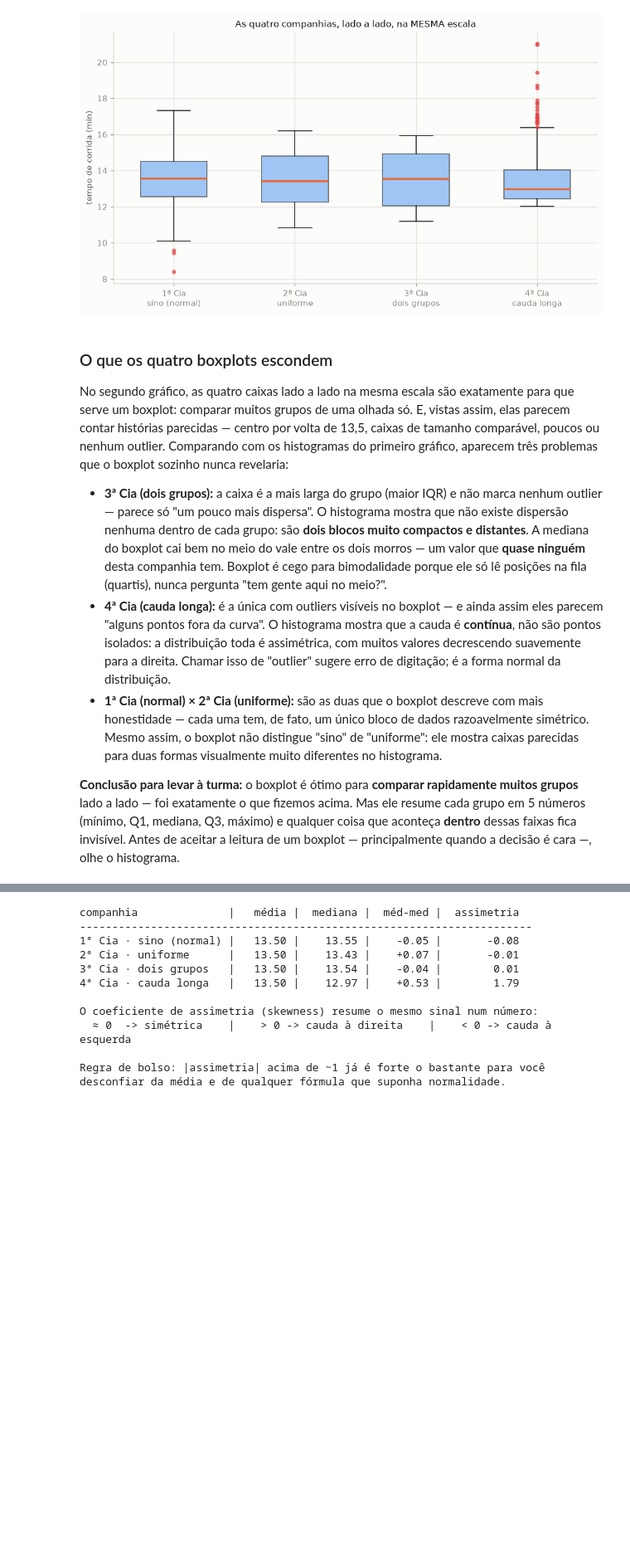
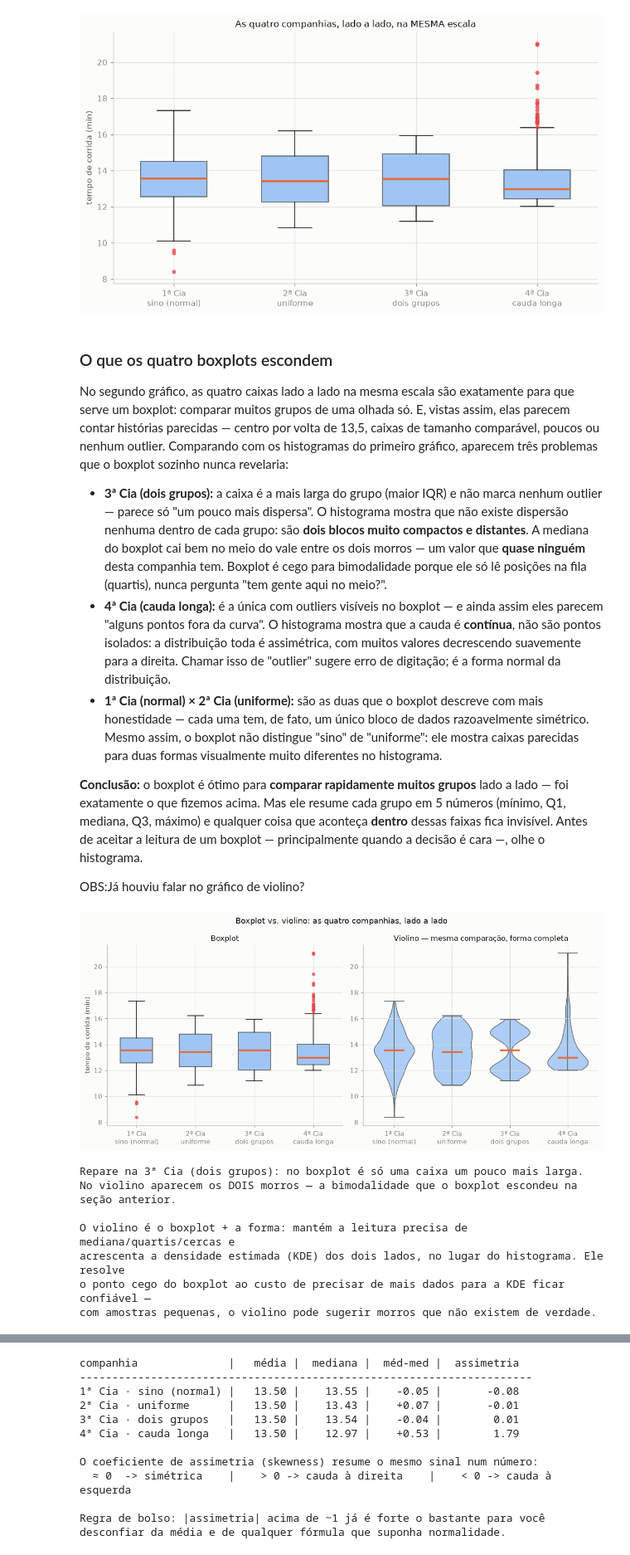
Before and after one commit to silvio-estat/AULA_ESTATISTICA, a Jupyter notebook: ESTAT_BASICA/dia1/03_forma_distribuicao.ipynb, the cells around one changed output, grey strips where cells are left out. Shown at 83% size. Saved outputs shown, nothing was run; the diff lists cells and outputs as text; code cells hidden in the pictures; blank space fills up the shorter version.

```diff
--- a/ESTAT_BASICA/dia1/03_forma_distribuicao.ipynb
+++ b/ESTAT_BASICA/dia1/03_forma_distribuicao.ipynb
@@ -463,11 +463,67 @@ boxplot sozinho nunca revelaria:
   assim, o boxplot não distingue "sino" de "uniforme": ele mostra caixas parecidas para duas
   formas visualmente muito diferentes no histograma.
 
-**Conclusão para levar à turma:** o boxplot é ótimo para **comparar rapidamente muitos grupos**
+**Conclusão:** o boxplot é ótimo para **comparar rapidamente muitos grupos**
 lado a lado — foi exatamente o que fizemos acima. Mas ele resume cada grupo em 5 números
 (mínimo, Q1, mediana, Q3, máximo) e qualquer coisa que aconteça **dentro** dessas faixas fica
 invisível. Antes de aceitar a leitura de um boxplot — principalmente quando a decisão é cara —,
 olhe o histograma.
+
+OBS:Já houviu falar no gráfico de violino?
+# %%
+# --- O gráfico de violino: a mesma comparação, sem esconder a forma ---
+fig, axes = plt.subplots(1, 2, figsize=(11, 5))
+
+dados = list(companhias.values())
+rotulos = [nome.replace(" · ", "\n") for nome in companhias.keys()]
+posicoes = np.arange(1, len(dados) + 1)
+
+# Esquerda: o mesmo boxplot de sempre, para comparar lado a lado.
+axes[0].boxplot(dados, tick_labels=rotulos, patch_artist=True, widths=0.55,
+                boxprops=dict(facecolor=COR["dados"], edgecolor="#52514e"),
+                medianprops=dict(color=COR["mediana"], linewidth=2.5),
+                flierprops=dict(marker="o", markerfacecolor=COR["alerta"],
+                                markeredgecolor=COR["alerta"], markersize=4, alpha=0.75))
+axes[0].set_title("Boxplot", color="#0b0b0b", fontsize=11)
+axes[0].set_ylabel("tempo de corrida (min)")
+
+# Direita: violino — a MESMA leitura do boxplot (mediana, quartis, cercas),
+# mas com a densidade completa (KDE) espelhada no lugar da caixa cega.
+partes = axes[1].violinplot(dados, positions=posicoes, showmedians=True, widths=0.7)
+
+for corpo in partes["bodies"]:
+    corpo.set_facecolor(COR["dados"])
+    corpo.set_edgecolor("#52514e")
+    corpo.set_alpha(0.85)
+partes["cmedians"].set_color(COR["mediana"])
+partes["cmedians"].set_linewidth(2.5)
+for chave in ("cbars", "cmins", "cmaxes"):
+    partes[chave].set_color("#52514e")
+    partes[chave].set_linewidth(1)
+
+axes[1].set_xticks(posicoes)
+axes[1].set_xticklabels(rotulos)
+axes[1].set_title("Violino — mesma comparação, forma completa", color="#0b0b0b", fontsize=11)
+
+fig.suptitle("Boxplot vs. violino: as quatro companhias, lado a lado", fontsize=12, color="#0b0b0b")
+fig.tight_layout()
+plt.show()
+
+print("Repare na 3ª Cia (dois grupos): no boxplot é só uma caixa um pouco mais larga.")
+print("No violino aparecem os DOIS morros — a bimodalidade que o boxplot escondeu na seção anterior.\n")
+print("O violino é o boxplot + a forma: mantém a leitura precisa de mediana/quartis/cercas e")
+print("acrescenta a densidade estimada (KDE) dos dois lados, no lugar do histograma. Ele resolve")
+print("o ponto cego do boxplot ao custo de precisar de mais dados para a KDE ficar confiável —")
+print("com amostras pequenas, o violino pode sugerir morros que não existem de verdade.")
+# %% [output]
+[figure, added]
+Repare na 3ª Cia (dois grupos): no boxplot é só uma caixa um pouco mais larga.
+No violino aparecem os DOIS morros — a bimodalidade que o boxplot escondeu na seção anterior.
+
+O violino é o boxplot + a forma: mantém a leitura precisa de mediana/quartis/cercas e
+acrescenta a densidade estimada (KDE) dos dois lados, no lugar do histograma. Ele resolve
+o ponto cego do boxplot ao custo de precisar de mais dados para a KDE ficar confiável —
+com amostras pequenas, o violino pode sugerir morros que não existem de verdade.
 # %% [markdown]
 ---
 # ③ Assimetria: por que média ≠ mediana
```
Also changed, not shown: parts of 6 cells of this notebook.
